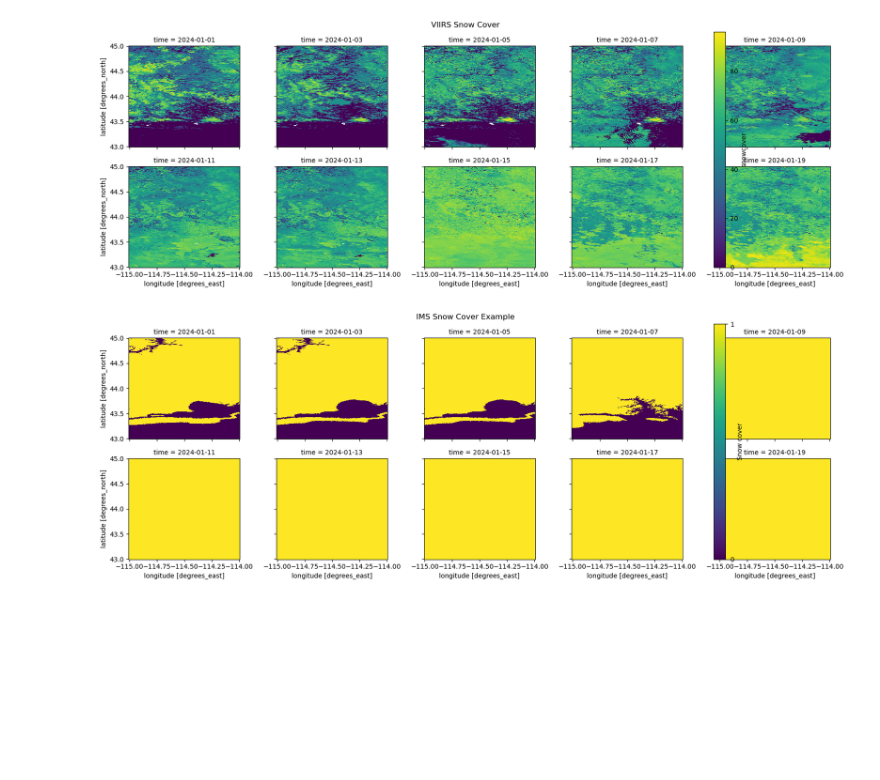
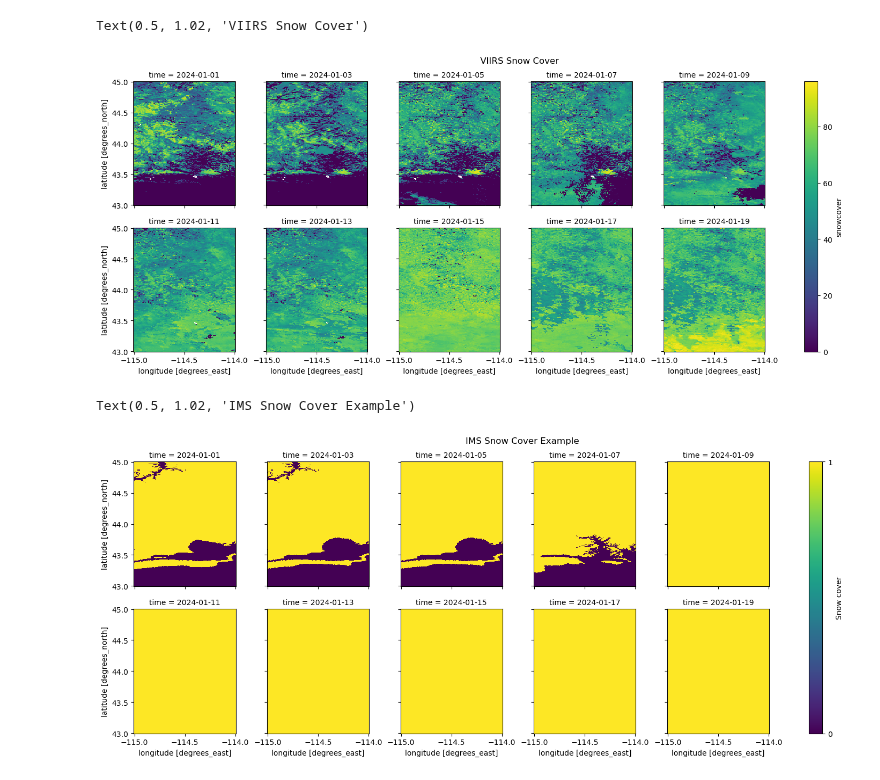
Before and after one commit to SnowEx/spicy-snow, a Jupyter notebook: notebooks/compare_ims_viirs.ipynb, the cells around one changed output. Saved outputs shown, nothing was run; the diff lists cells and outputs as text; code cells hidden in the pictures; blank space fills up the shorter version.

Commit message:
clean example figues for ims vs viirs

```diff
--- a/notebooks/compare_ims_viirs.ipynb
+++ b/notebooks/compare_ims_viirs.ipynb
@@ -24,8 +24,9 @@ viirs = viirs.where(viirs <= 100)
 # %%
 viirs[:20:2].plot(col = 'time', col_wrap = 5)
 import matplotlib.pyplot as plt
-plt.suptitle('VIIRS Snow Cover')
-plt.tight_layout()
+plt.suptitle('VIIRS Snow Cover', y = 1.02)
+# plt.tight_layout()
 # %% [output]
+Text(0.5, 1.02, 'VIIRS Snow Cover')
-[figure, old version]
+[figure, new version]
 # %%
@@ -39,7 +40,8 @@ ims = download_snow_cover(viirs.time.values, viirs.isel(time = 0), tmp_dir='/Use
         'label': 'Snow cover',
     }
 )
-plt.suptitle('IMS Snow Cover Example')
-plt.tight_layout()
+plt.suptitle('IMS Snow Cover Example', y = 1.02)
+# plt.tight_layout()
 # %% [output]
+Text(0.5, 1.02, 'IMS Snow Cover Example')
-[figure, old version]
+[figure, new version]
```
Also changed, not shown: parts of 1 cell of this notebook.
